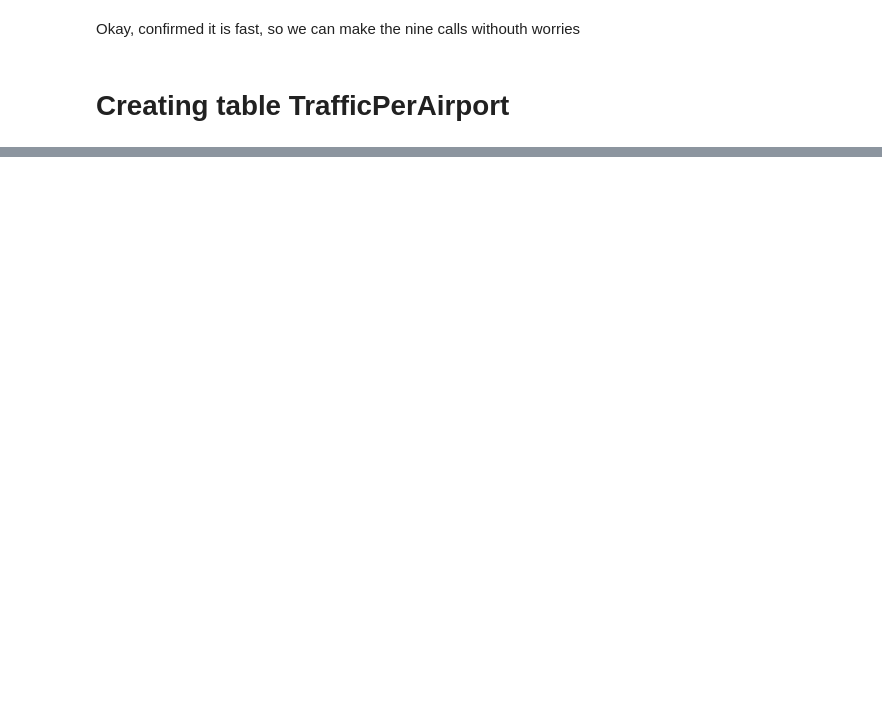
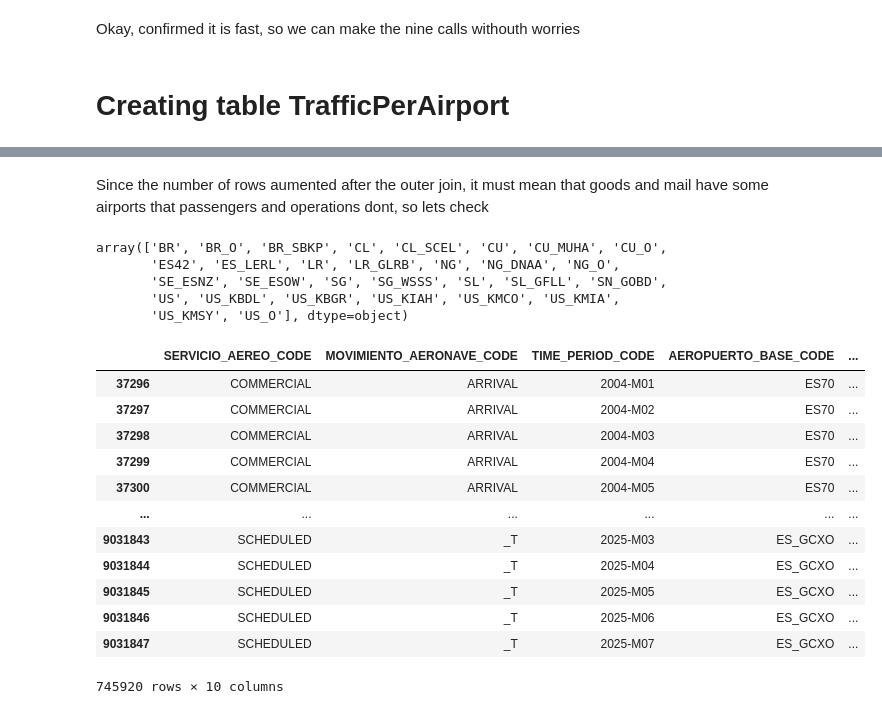
Before and after one commit to joseantonio002/air_transport_statistics_Canary_Islands, a Jupyter notebook: code_not_pipelines_tables/createTrafficPerAirport.ipynb, the cells around one changed output, grey strips where cells are left out. Cells and saved outputs as stored; diff of their text form; code cells hidden in the pictures; blank space fills up the shorter version.

```diff
--- a/code_not_pipelines_tables/createTrafficPerAirport.ipynb
+++ b/code_not_pipelines_tables/createTrafficPerAirport.ipynb
@@ -123,0 +187,3 @@ pass_t.shape[0]
+# %%
+# We dont need this
+df_f.drop('MEDIDAS_CODE', axis=1, inplace=True)
@@ -124,5 +244,10 @@ pass_t.shape[0]
+# %%
+g_t['OBS_VALUE'] = g_t['OBS_VALUE'].fillna(0)
+
+m_t['OBS_VALUE'] = m_t['OBS_VALUE'].fillna(0)
 # %%
-df_f = pass_t.merge(op_t,
+df_f = df_f.merge(g_t,
                     on=['AEROPUERTO_BASE_CODE', 'AEROPUERTO_ESCALA_CODE', 'MOVIMIENTO_AERONAVE_CODE', 'SERVICIO_AEREO_CODE', 'TIME_PERIOD_CODE'],
-                    suffixes=("", "_op"))
-df_f.drop(columns=[col for col in df_f.columns if col.endswith('op') and not col.endswith('_VALUE_op')], inplace=True)
+                    suffixes=("", "_g"),
+                    how='outer')
+df_f.drop(columns=[col for col in df_f.columns if col.endswith('g') and not col in ['OBS_VALUE_g']], inplace=True)
@@ -144,0 +271,6 @@ df_f
+# %%
+df_f = df_f.merge(m_t,
+                    on=['AEROPUERTO_BASE_CODE', 'AEROPUERTO_ESCALA_CODE', 'MOVIMIENTO_AERONAVE_CODE', 'SERVICIO_AEREO_CODE', 'TIME_PERIOD_CODE'],
+                    suffixes=("", "_m"),
+                    how='outer')
+df_f.drop(columns=[col for col in df_f.columns if col.endswith('m') and not col in ['OBS_VALUE_m']], inplace=True)
@@ -144,0 +291,26 @@ df_f
+# %% [markdown]
+Since the number of rows aumented after the outer join, it must mean that goods and mail have some airports that passengers and operations dont, so lets check
+# %%
+df_f.loc[((pd.isna(df_f['OBS_VALUE'])) & (pd.isna(df_f['OBS_VALUE_op']))) & (~pd.isna(df_f['OBS_VALUE_m'])), 'AEROPUERTO_ESCALA_CODE'].unique()
+# %% [output]
+array(['BR', 'BR_O', 'BR_SBKP', 'CL', 'CL_SCEL', 'CU', 'CU_MUHA', 'CU_O',
+       'ES42', 'ES_LERL', 'LR', 'LR_GLRB', 'NG', 'NG_DNAA', 'NG_O',
+       'SE_ESNZ', 'SE_ESOW', 'SG', 'SG_WSSS', 'SL', 'SL_GFLL', 'SN_GOBD',
+       'US', 'US_KBDL', 'US_KBGR', 'US_KIAH', 'US_KMCO', 'US_KMIA',
+       'US_KMSY', 'US_O'], dtype=object)
+# %%
+df_f.loc[((pd.isna(df_f['OBS_VALUE'])) & (pd.isna(df_f['OBS_VALUE_op']))) & (~pd.isna(df_f['OBS_VALUE_m']))]
+# %% [output]
+|  | SERVICIO_AEREO_CODE | MOVIMIENTO_AERONAVE_CODE | TIME_PERIOD_CODE | AEROPUERTO_BASE_CODE | ... |
+| 37296 | COMMERCIAL | ARRIVAL | 2004-M01 | ES70 | ... |
+| 37297 | COMMERCIAL | ARRIVAL | 2004-M02 | ES70 | ... |
+| 37298 | COMMERCIAL | ARRIVAL | 2004-M03 | ES70 | ... |
+| 37299 | COMMERCIAL | ARRIVAL | 2004-M04 | ES70 | ... |
+| 37300 | COMMERCIAL | ARRIVAL | 2004-M05 | ES70 | ... |
+| ... | ... | ... | ... | ... | ... |
+| 9031843 | SCHEDULED | _T | 2025-M03 | ES_GCXO | ... |
+| 9031844 | SCHEDULED | _T | 2025-M04 | ES_GCXO | ... |
+| 9031845 | SCHEDULED | _T | 2025-M05 | ES_GCXO | ... |
+| 9031846 | SCHEDULED | _T | 2025-M06 | ES_GCXO | ... |
+| 9031847 | SCHEDULED | _T | 2025-M07 | ES_GCXO | ... |
+745920 rows × 10 columns
```
Also changed, not shown: parts of 35 cells of this notebook, 1 other file.
